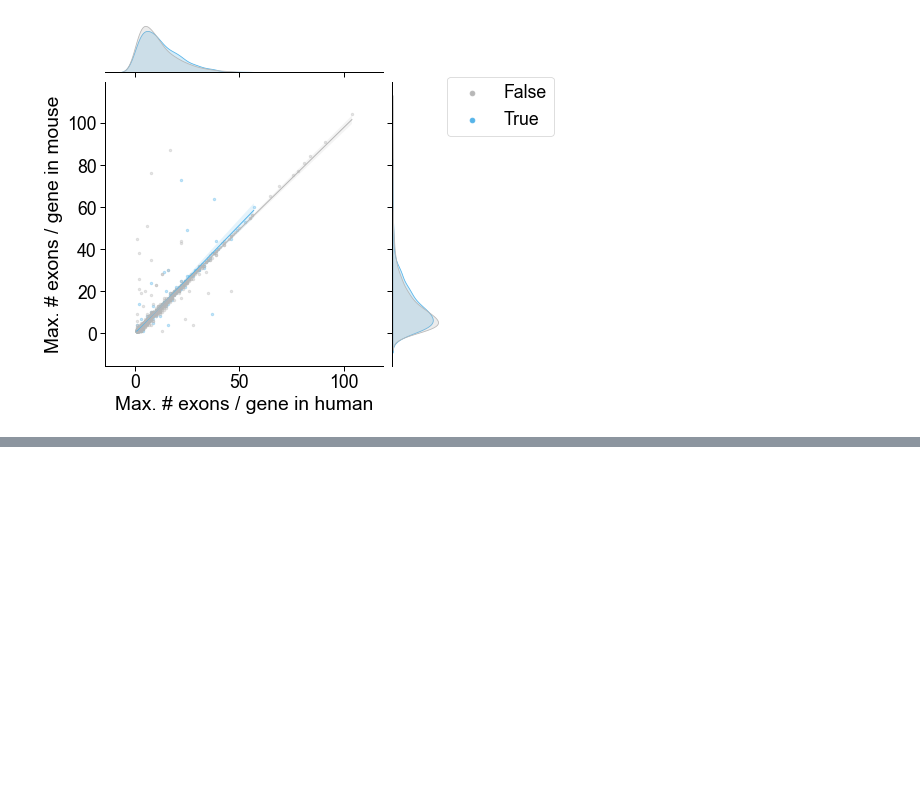
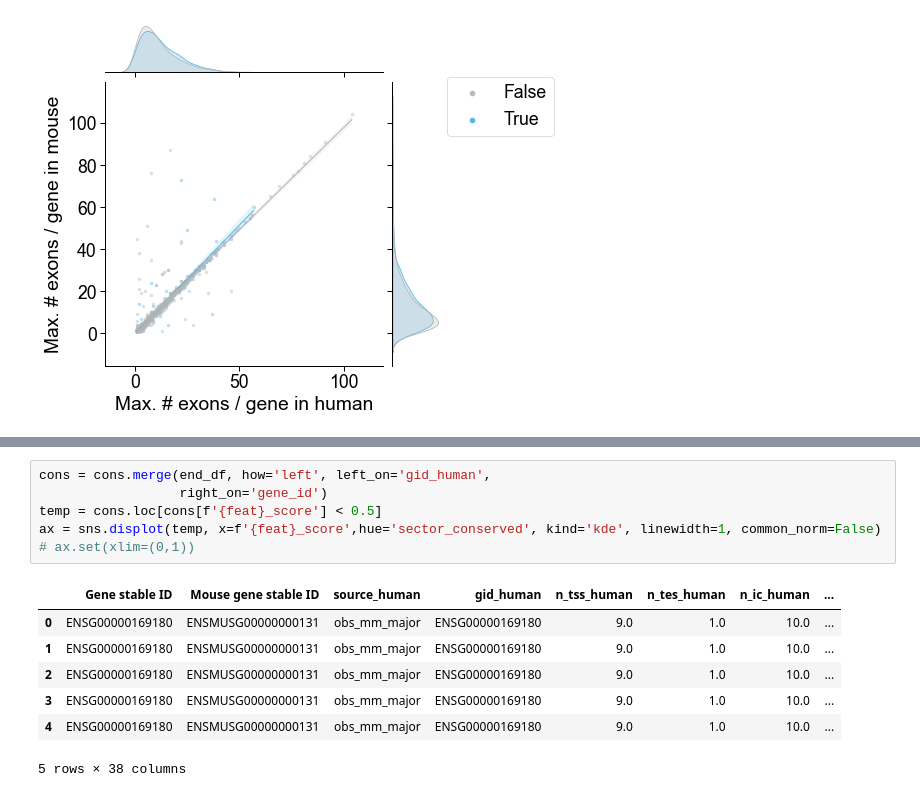
Before and after one commit to fairliereese/paper_rnawg, a Jupyter notebook: figures_revisions/revisions/human_mouse_cons_features_2.ipynb, the cells around one changed output, grey strips where cells are left out. Drawn from its saved outputs; the diff is of its cells as text; blank space fills up the shorter version.

```diff
--- a/figures_revisions/revisions/human_mouse_cons_features_2.ipynb
+++ b/figures_revisions/revisions/human_mouse_cons_features_2.ipynb
@@ -859,0 +897,14 @@ For genes w/ False sector conserved, spearman rho=0.9519487282802117 and pval=0.
+# %%
+cons = cons.merge(end_df, how='left', left_on='gid_human',
+                  right_on='gene_id')
+temp = cons.loc[cons[f'{feat}_score'] < 0.5]
+ax = sns.displot(temp, x=f'{feat}_score',hue='sector_conserved', kind='kde', linewidth=1, common_norm=False)
+# ax.set(xlim=(0,1))
+# %% [output]
+|  | Gene stable ID | Mouse gene stable ID | source_human | gid_human | n_tss_human | n_tes_human | n_ic_human | ... |
+| 0 | ENSG00000169180 | ENSMUSG00000000131 | obs_mm_major | ENSG00000169180 | 9.0 | 1.0 | 10.0 | ... |
+| 1 | ENSG00000169180 | ENSMUSG00000000131 | obs_mm_major | ENSG00000169180 | 9.0 | 1.0 | 10.0 | ... |
+| 2 | ENSG00000169180 | ENSMUSG00000000131 | obs_mm_major | ENSG00000169180 | 9.0 | 1.0 | 10.0 | ... |
+| 3 | ENSG00000169180 | ENSMUSG00000000131 | obs_mm_major | ENSG00000169180 | 9.0 | 1.0 | 10.0 | ... |
+| 4 | ENSG00000169180 | ENSMUSG00000000131 | obs_mm_major | ENSG00000169180 | 9.0 | 1.0 | 10.0 | ... |
+5 rows × 38 columns
```
Also changed, not shown: parts of 7 cells of this notebook, 2 other files.
